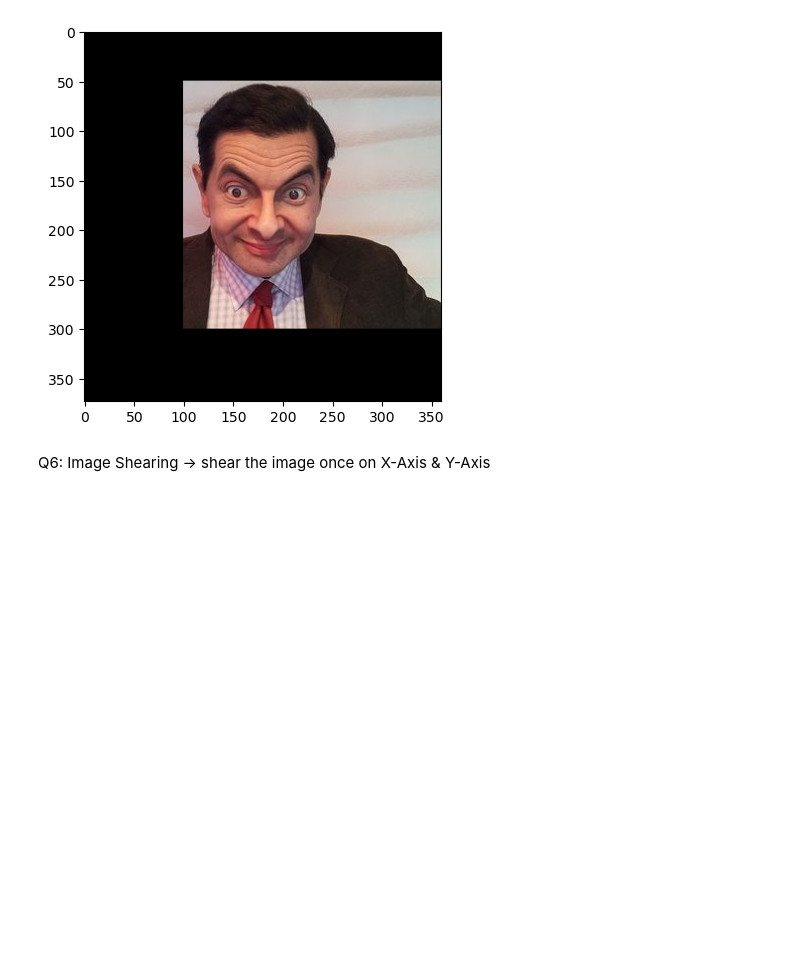
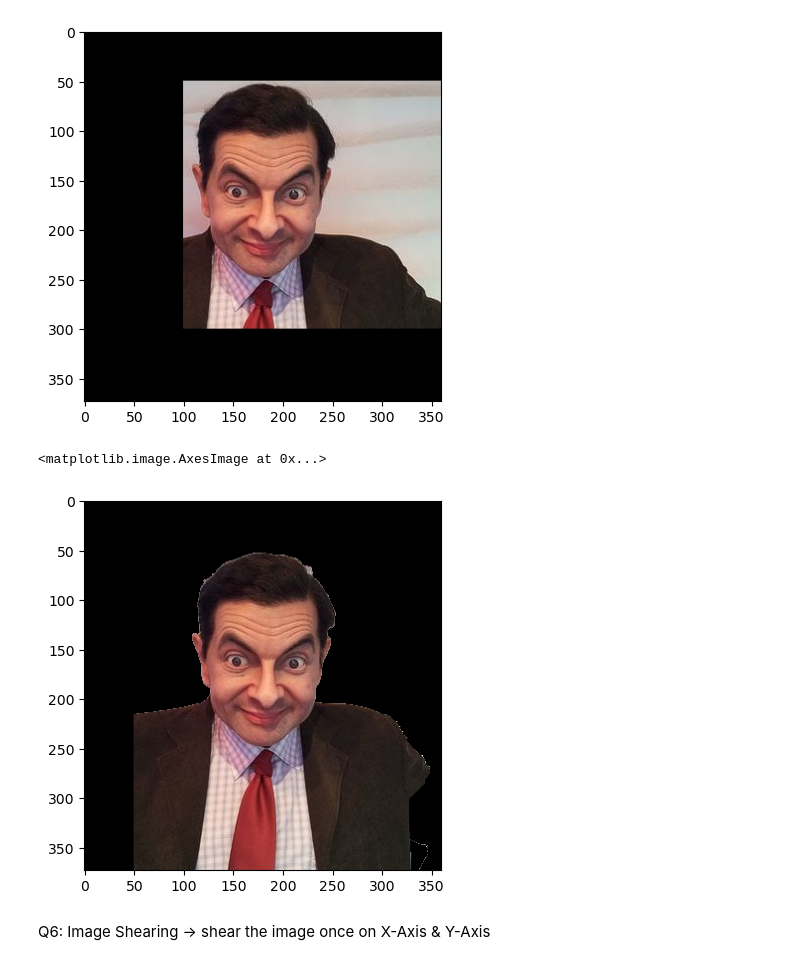
Before and after one commit to TibraRatib/Myprojects_CV, a Jupyter notebook: task1.ipynb, the cells around one changed output. Saved outputs shown, nothing was run; the diff lists cells and outputs as text; code cells hidden in the pictures; blank space fills up the shorter version.

```diff
--- a/task1.ipynb
+++ b/task1.ipynb
@@ -111,6 +111,17 @@ plt.imshow(expanded_image[:,:,::-1])
 # %% [output]
 <matplotlib.image.AxesImage at 0x...>
 [figure]
+# %%
+mask = np.zeros(bean.shape[:2], np.uint8)
+rect = (50, 50, bean.shape[1] - 60, bean.shape[0] - 50)
+cv2.grabCut(bean, mask, rect, None, None, 5, cv2.GC_INIT_WITH_RECT) # Apply GrabCut
+mask2 = np.where((mask == 2) | (mask == 0), 0, 1).astype('uint8')
+result = bean * mask2[:, :, np.newaxis]
+
+plt.imshow(result[:,:,::-1])
+# %% [output]
+<matplotlib.image.AxesImage at 0x...>
+[figure, added]
 # %% [markdown]
 Q6: Image Shearing -> shear the image once on X-Axis & Y-Axis
 # %%
```
